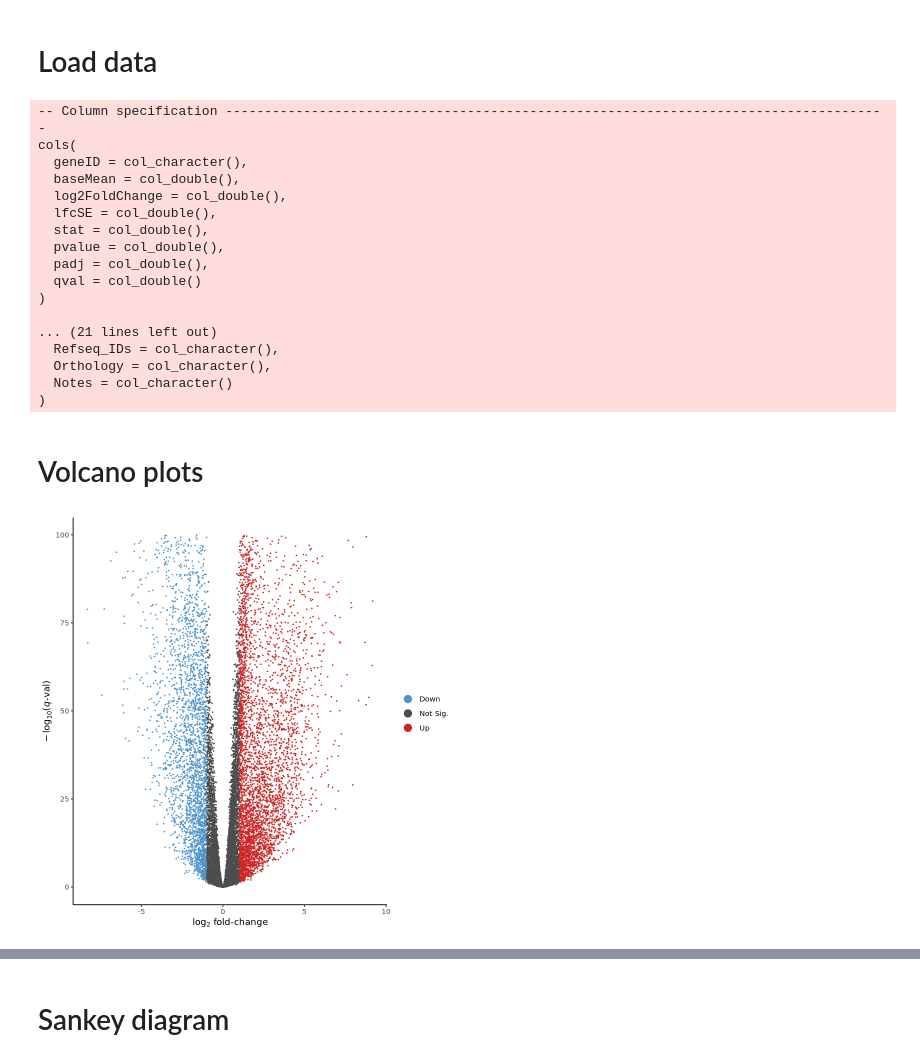
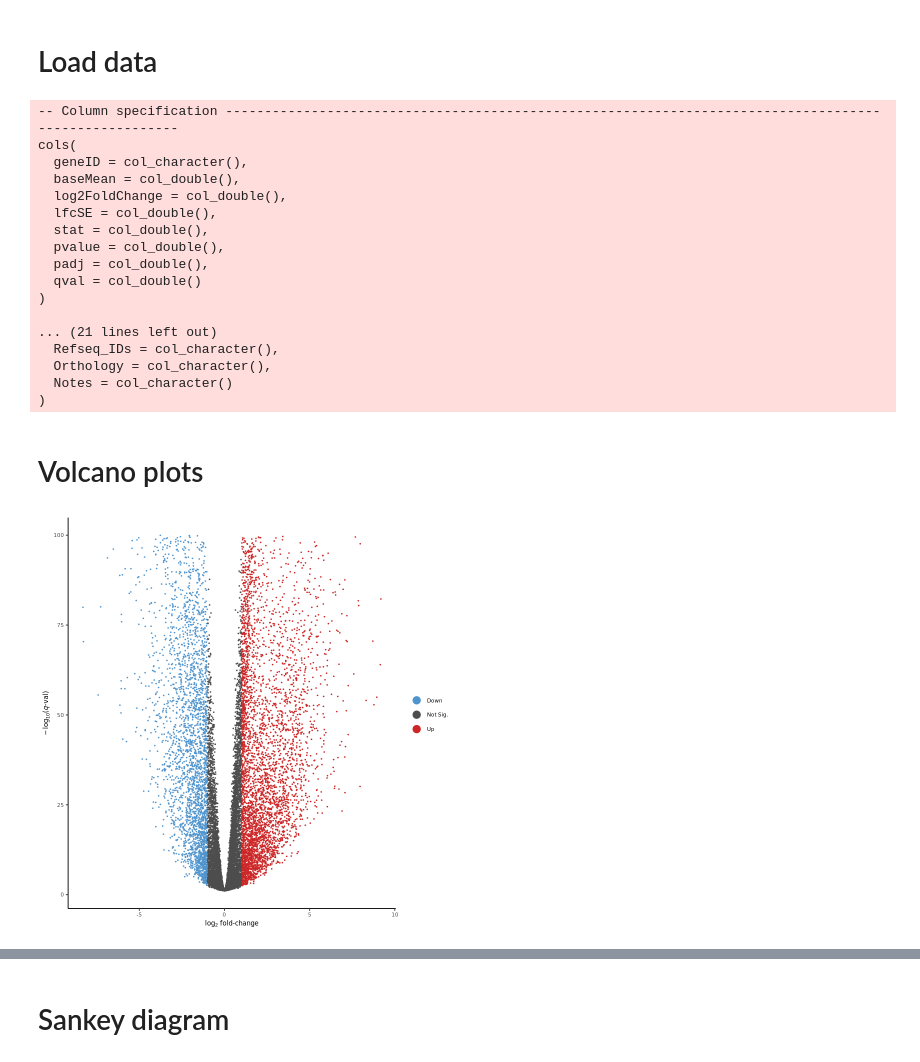
Before and after one commit to fogg-lab/characterizing-ecm-transcriptome-of-endometriosis, a Jupyter notebook: figures/unified_DGE_vis.ipynb, the cells around one changed output, grey strips where cells are left out. Saved outputs shown, nothing was run; the diff lists cells and outputs as text; code cells hidden in the pictures.

```diff
--- a/figures/unified_DGE_vis.ipynb
+++ b/figures/unified_DGE_vis.ipynb
@@ -37,34 +37,40 @@ matrisome_list <- matrisome_list <- paste(dirs$data_dir, "matrisome", "matrisome
 # %%
 dset_idx <- 3
 # %%
-text_size <- 11
+text_size <- 8
 guide_size <- 4
-family <- "arial"
+family <- "ArialMT"
 dpi <- 320
 vp_ht <- 3
 vp_wd <- 5
 # %% [markdown]
 # Functions
 # %%
-to_vplot_df <- function(df, padj_thresh = 0.05, log2_fc_thresh = log2(2)) {
+# to_vplot_df <- function(df, padj_thresh = 0.05, log2_fc_thresh = log2(2)) {
+to_vplot_df <- function(df, qval_thresh = 0.05, log2_fc_thresh = log2(2)) {
     vplot_df <- df %>%
         dplyr::rename(log2_fc = log2FoldChange) %>%
         dplyr::rename(gene_ID = geneID) %>%
         dplyr::rename(base_mean = baseMean) %>%
-        dplyr::mutate(neg_log10_padj = -log10(padj)) %>%
-        dplyr::select(gene_ID, base_mean, log2_fc, neg_log10_padj, padj, qval, pvalue) %>%
+#         dplyr::mutate(neg_log10_padj = -log10(padj)) %>%
+        dplyr::mutate(neg_log10_qval = -log10(qval)) %>%
+#         dplyr::select(gene_ID, base_mean, log2_fc, neg_log10_padj, padj, qval, pvalue) %>%
+#         dplyr::select(gene_ID, base_mean, log2_fc, neg_log10_padj, padj, qval, pvalue) %>%
+        dplyr::select(gene_ID, base_mean, log2_fc, neg_log10_qval, qval, pvalue) %>%
         dplyr::mutate(DE = case_when(
-            (qval < padj_thresh) & (log2_fc > log2_fc_thresh) ~ "Up",
-            (qval < padj_thresh) & (log2_fc < -log2_fc_thresh) ~ "Down",
+            (qval < qval_thresh) & (log2_fc > log2_fc_thresh) ~ "Up",
+            (qval < qval_thresh) & (log2_fc < -log2_fc_thresh) ~ "Down",
             TRUE ~ "Not Sig."
         ))
     return(vplot_df)
 }
 
 
-make_vplot <- function(df, point_size = 0.25, hide_legend = TRUE, padj_thresh = 1e-10, neg_log10_padj_outlier_thresh = 100) {
-    plt <- ggplot(data = df %>% dplyr::filter(neg_log10_padj < neg_log10_padj_outlier_thresh)) +
-        geom_point(aes(y = neg_log10_padj, x = log2_fc, color = DE), size = point_size) +
+# make_vplot <- function(df, point_size = 0.25, hide_legend = TRUE, padj_thresh = 1e-10, neg_log10_padj_outlier_thresh = 100) {
+make_vplot <- function(df, point_size = 0.25, hide_legend = TRUE, qval = 1e-10, neg_log10_qval_outlier_thresh = 100) {
+
+    plt <- ggplot(data = df %>% dplyr::filter(neg_log10_qval < neg_log10_qval_outlier_thresh)) +
+        geom_point(aes(y = neg_log10_qval, x = log2_fc, color = DE), size = point_size) +
         scale_color_manual(name = "DE", values = c("Not Sig." = "gray30", "Up" = "firebrick3", "Down" = "steelblue3")) +
         guides(color = guide_legend(override.aes = list(size = guide_size))) +
         labs(
@@ -73,10 +79,11 @@ make_vplot <- function(df, point_size = 0.25, hide_legend = TRUE, padj_thresh =
         ) +
         theme_classic() +
         theme(
-            text = element_text(size = text_size, family = family),
+#             text = element_text(size = text_size, family = family),
+            text = element_text(size = text_size),
             legend.title = element_blank(),
 #             legend.background = element_blank(),
-            legend.position = "right",
+#             legend.position = "right",
         )
 
     return(plt)
@@ -90,7 +97,7 @@ counts_df <- read_tsv(paste0(dirs$data_dir, "/", dsets[dset_idx], "/counts.tsv")
     dplyr::select(-"Entrez_Gene_Id")
 matrisome_df <- rutils::load_matrisome_df(matrisome_list)
 # %% [output]
--- Column specification -------------------------------------------------------------------------------------
+-- Column specification ------------------------------------------------------------------------------------------------------
 cols(
   geneID = col_character(),
   baseMean = col_double(),
@@ -128,10 +135,11 @@ matrisome_summary_df <- matrisome_df %>%
 # %%
 dge_res_df %>%
     to_vplot_df() %>%
     make_vplot()
-ggsave(paste0(dirs$figures_dir, "/deg/", dsets[dset_idx], "_all_genes_vplot.png"), last_plot(), height = vp_ht, width = vp_wd, dpi = dpi)
+all_gene_vplot <- last_plot()
+ggsave(paste0(dirs$figures_dir, "/deg/", dsets[dset_idx], "_all_genes_vplot.png"), all_gene_vplot, height = vp_ht, width = vp_wd, dpi = dpi)
 # %% [output]
-[figure, old version]
+[figure, new version]
 # %%
 matrisome_summary_df %>%
     to_vplot_df() %>%
```
Also changed, not shown: parts of 4 cells of this notebook, 6 other files.
